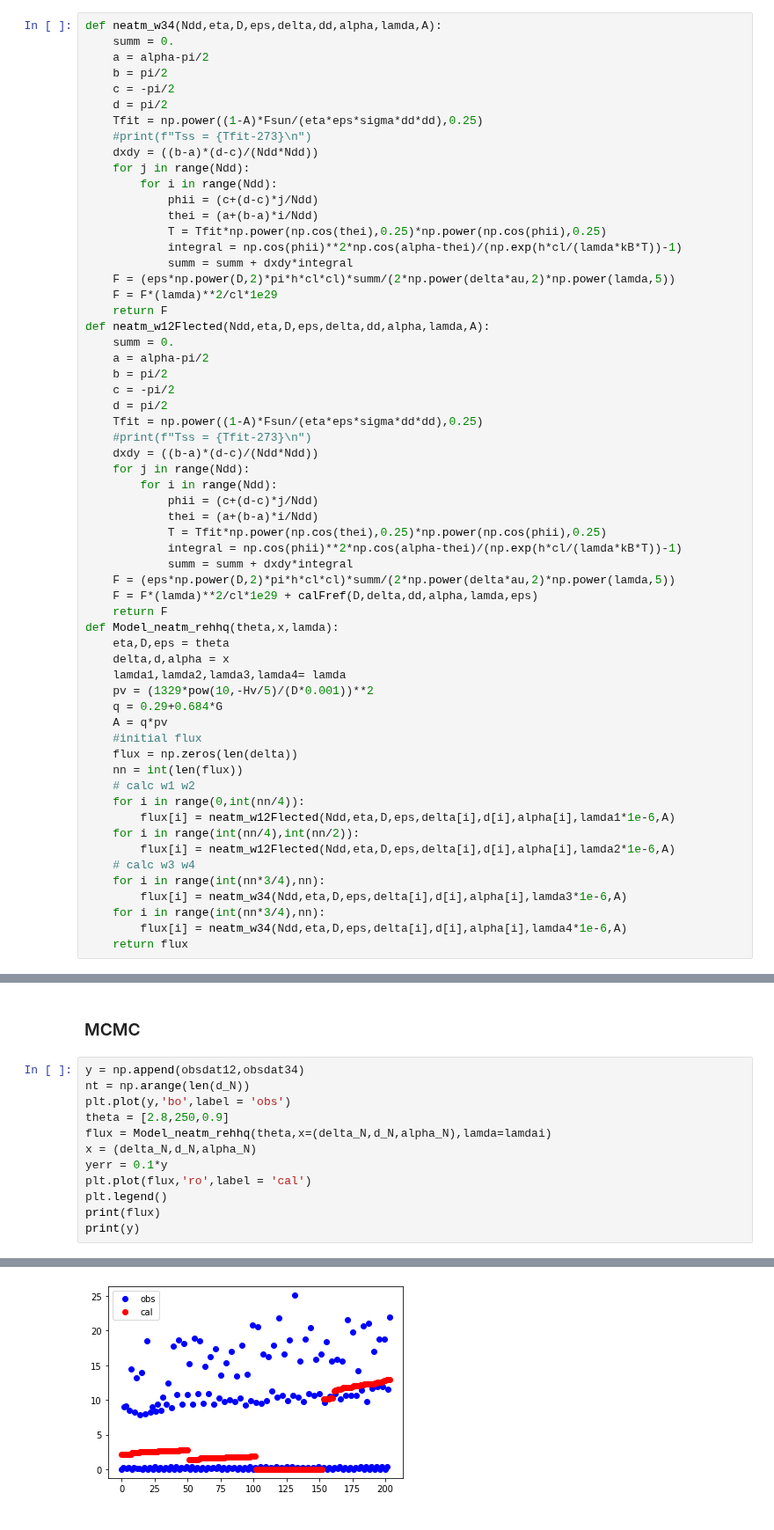
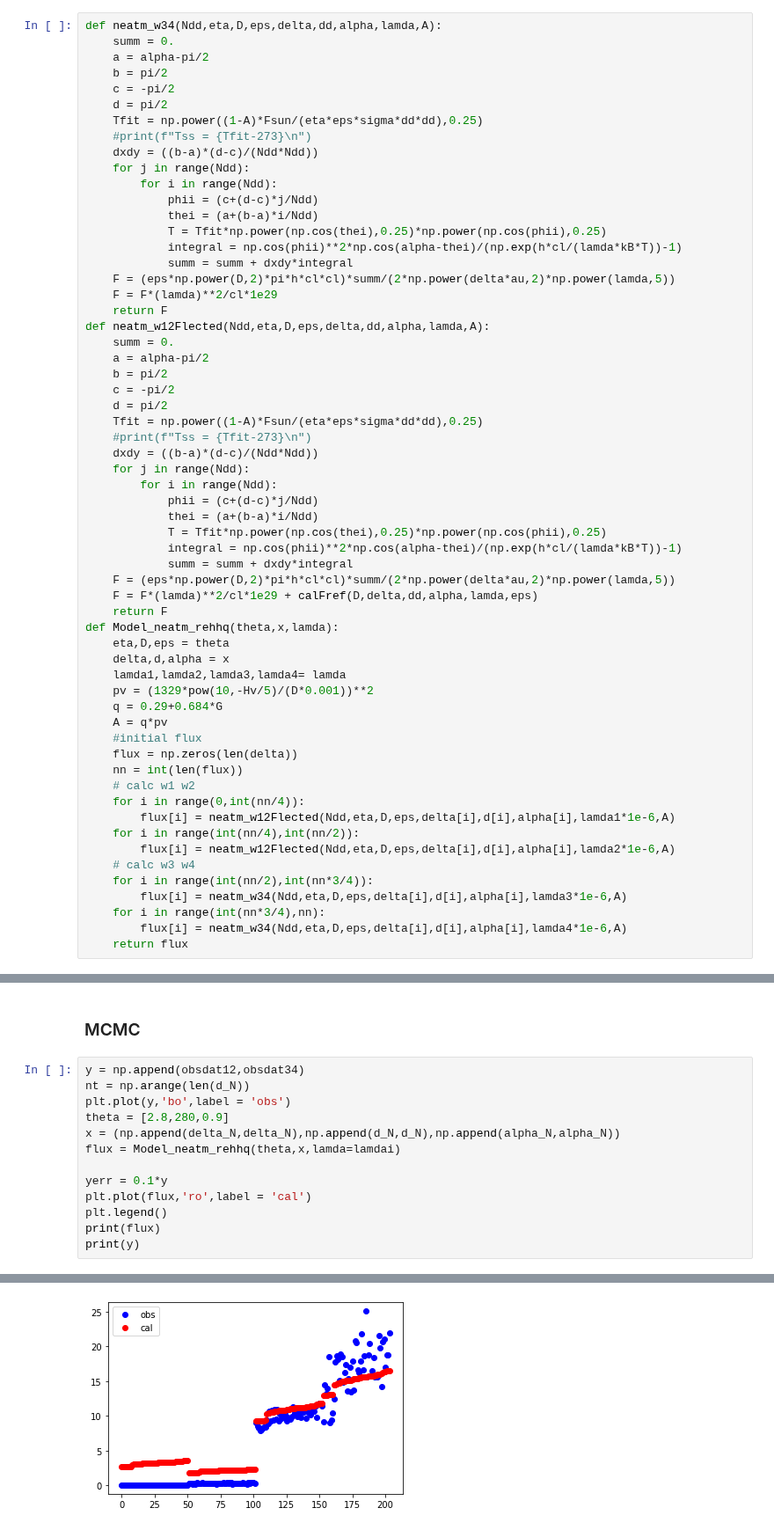
Before and after one commit to AstroHHQ/learngit, a Jupyter notebook: openti/MCMC_ref_2008ev5.ipynb, the cells around one changed output, grey strips where cells are left out. Shown at 88% size. Saved outputs shown, nothing was run; the diff lists cells and outputs as text.

```diff
--- a/openti/MCMC_ref_2008ev5.ipynb
+++ b/openti/MCMC_ref_2008ev5.ipynb
@@ -223,7 +223,7 @@ def Model_neatm_rehhq(theta,x,lamda):
     for i in range(int(nn/4),int(nn/2)):
         flux[i] = neatm_w12Flected(Ndd,eta,D,eps,delta[i],d[i],alpha[i],lamda2*1e-6,A)
     # calc w3 w4
-    for i in range(int(nn*3/4),nn):
+    for i in range(int(nn/2),int(nn*3/4)):
         flux[i] = neatm_w34(Ndd,eta,D,eps,delta[i],d[i],alpha[i],lamda3*1e-6,A)
     for i in range(int(nn*3/4),nn):
         flux[i] = neatm_w34(Ndd,eta,D,eps,delta[i],d[i],alpha[i],lamda4*1e-6,A)
@@ -495,9 +495,10 @@ print(fluxRef341)
 y = np.append(obsdat12,obsdat34)
 nt = np.arange(len(d_N))
 plt.plot(y,'bo',label = 'obs')
-theta = [2.8,250,0.9]
-flux = Model_neatm_rehhq(theta,x=(delta_N,d_N,alpha_N),lamda=lamdai)
-x = (delta_N,d_N,alpha_N)
+theta = [2.8,280,0.9]
+x = (np.append(delta_N,delta_N),np.append(d_N,d_N),np.append(alpha_N,alpha_N))
+flux = Model_neatm_rehhq(theta,x,lamda=lamdai)
+
 yerr = 0.1*y
 plt.plot(flux,'ro',label = 'cal')
 plt.legend()
@@ -524 +525 @@ print(y)
-[figure, old version]
+[figure, new version]
```
Also changed, not shown: parts of 1 cell of this notebook.
